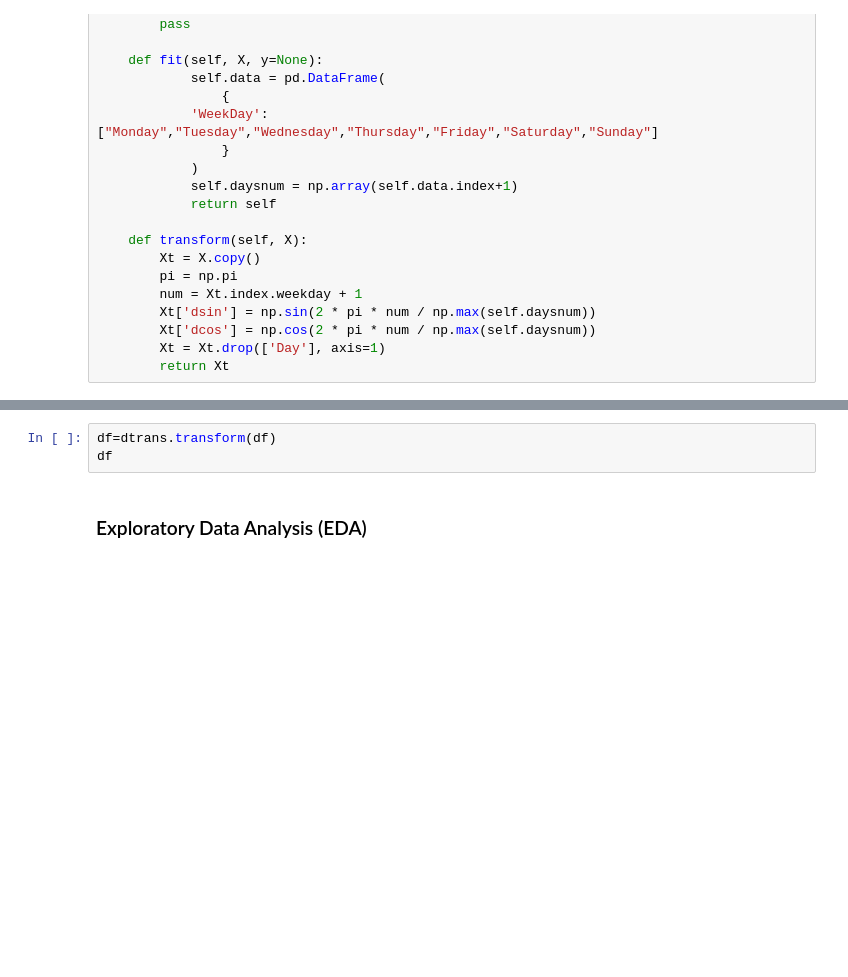
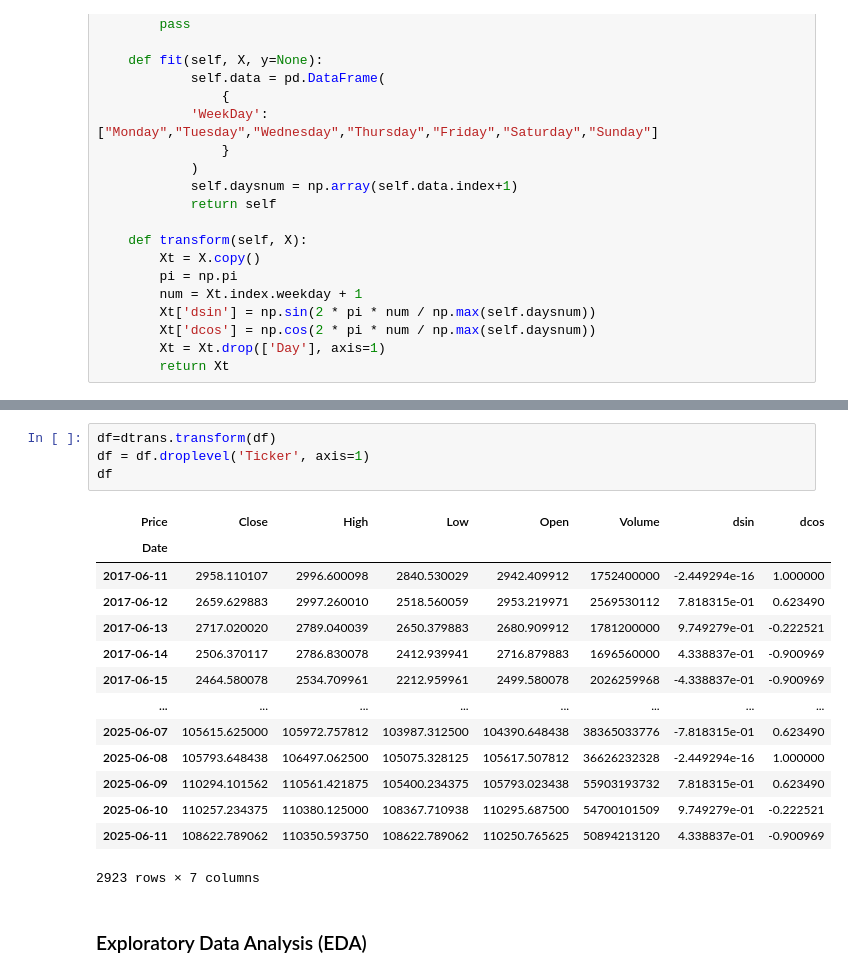
Before and after one commit to vrabechi/FQTrading, a Jupyter notebook: reports/source_report/fq_trading_notebook.ipynb, the cells around one changed output, grey strips where cells are left out. Cells and saved outputs as stored; diff of their text form; blank space fills up the shorter version.

```diff
--- a/reports/source_report/fq_trading_notebook.ipynb
+++ b/reports/source_report/fq_trading_notebook.ipynb
@@ -206,6 +227,22 @@ dtrans.fit(df)
 # %%
 df=dtrans.transform(df)
+df = df.droplevel('Ticker', axis=1)
 df
+# %% [output]
+| Price | Close | High | Low | Open | Volume | dsin | dcos |
+| Date |  |  |  |  |  |  |  |
+| 2017-06-11 | 2958.110107 | 2996.600098 | 2840.530029 | 2942.409912 | 1752400000 | -2.449294e-16 | 1.000000 |
+| 2017-06-12 | 2659.629883 | 2997.260010 | 2518.560059 | 2953.219971 | 2569530112 | 7.818315e-01 | 0.623490 |
+| 2017-06-13 | 2717.020020 | 2789.040039 | 2650.379883 | 2680.909912 | 1781200000 | 9.749279e-01 | -0.222521 |
+| 2017-06-14 | 2506.370117 | 2786.830078 | 2412.939941 | 2716.879883 | 1696560000 | 4.338837e-01 | -0.900969 |
+| 2017-06-15 | 2464.580078 | 2534.709961 | 2212.959961 | 2499.580078 | 2026259968 | -4.338837e-01 | -0.900969 |
+| ... | ... | ... | ... | ... | ... | ... | ... |
+| 2025-06-07 | 105615.625000 | 105972.757812 | 103987.312500 | 104390.648438 | 38365033776 | -7.818315e-01 | 0.623490 |
+| 2025-06-08 | 105793.648438 | 106497.062500 | 105075.328125 | 105617.507812 | 36626232328 | -2.449294e-16 | 1.000000 |
+| 2025-06-09 | 110294.101562 | 110561.421875 | 105400.234375 | 105793.023438 | 55903193732 | 7.818315e-01 | 0.623490 |
+| 2025-06-10 | 110257.234375 | 110380.125000 | 108367.710938 | 110295.687500 | 54700101509 | 9.749279e-01 | -0.222521 |
+| 2025-06-11 | 108622.789062 | 110350.593750 | 108622.789062 | 110250.765625 | 50894213120 | 4.338837e-01 | -0.900969 |
+2923 rows × 7 columns
 # %% [markdown]
 ### Exploratory Data Analysis (EDA)
 # %%
```
Also changed, not shown: parts of 24 cells of this notebook, 8 other files.
